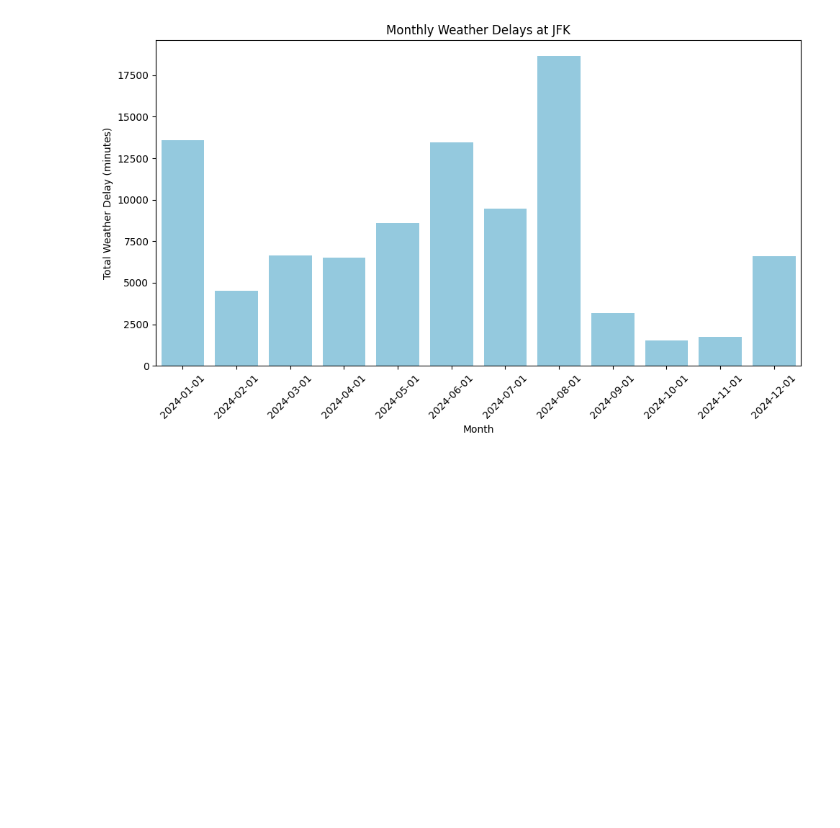
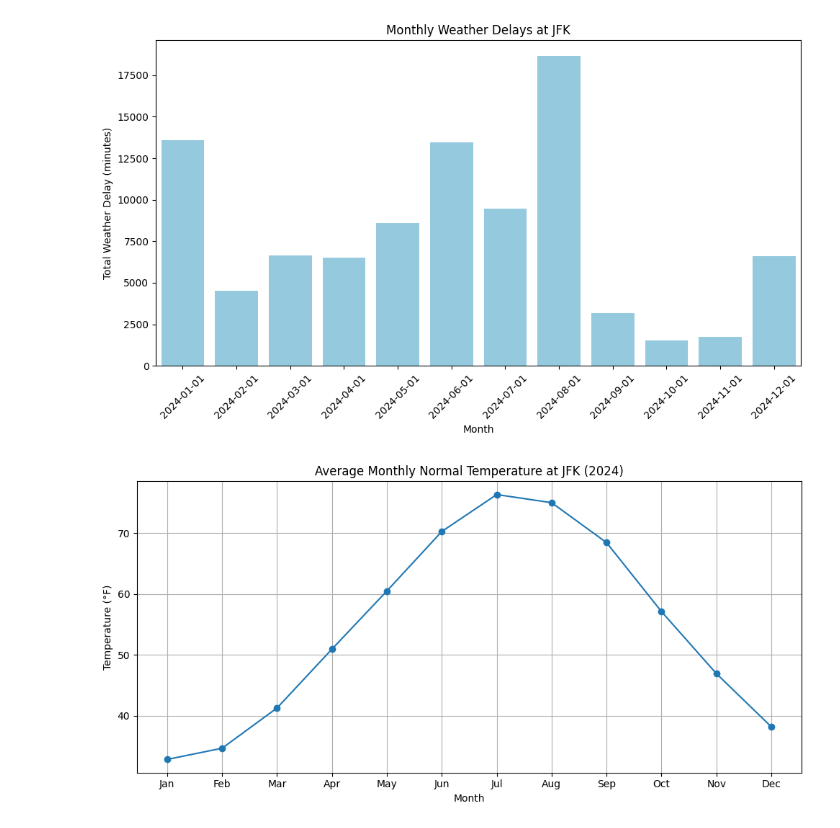
Before and after one commit to dkevin5542/CS506_Final_Project, a Jupyter notebook: code/eda.ipynb, the cells around one changed output. Cells and saved outputs as stored; diff of their text form; code cells hidden in the pictures; blank space fills up the shorter version.

Commit message:
added 2 more graphs for weather

```diff
--- a/code/eda.ipynb
+++ b/code/eda.ipynb
@@ -106,3 +107,47 @@ plt.show()
 10  2024     11         1758.0 2024-11-01
 11  2024     12         6590.0 2024-12-01
 [figure]
+# %%
+# average temperature across 12 csv files
+# month files mapping
+temp_folder = "../data/raw/raw data/JFKWeatherData"
+
+month_files = {
+    "jfkjan.csv": "Jan", "jfkfeb.csv": "Feb", "jfkmar.csv": "Mar", "jfkapr.csv": "Apr",
+    "jfkmay.csv": "May", "jfkjun.csv": "Jun", "jfkjul.csv": "Jul", "jfkaug.csv": "Aug",
+    "jfksep.csv": "Sep", "jfkoct.csv": "Oct", "jfknov.csv": "Nov", "jfkdec.csv": "Dec"
+}
+
+monthly_avg_temps = []
+month_labels = []
+
+for filename, month in month_files.items():
+    file_path = os.path.join(temp_folder, filename)
+
+    try:
+        # read the file with no header, skip first 5 rows of actual metadata
+        df = pd.read_csv(file_path, header=None, skiprows=5)
+
+        # column index 3 = "Normal Mean T"
+        mean_temps = pd.to_numeric(df.iloc[:, 3], errors="coerce")
+        monthly_avg = mean_temps.mean()
+
+        monthly_avg_temps.append(monthly_avg)
+        month_labels.append(month)
+
+    except Exception as e:
+        print(f"Error processing {filename}: {e}")
+        monthly_avg_temps.append(None)
+        month_labels.append(month)
+
+# plot the graph
+plt.figure(figsize=(10, 5))
+plt.plot(month_labels, monthly_avg_temps, marker='o')
+plt.title("Average Monthly Normal Temperature at JFK (2024)")
+plt.xlabel("Month")
+plt.ylabel("Temperature (°F)")
+plt.grid(True)
+plt.tight_layout()
+plt.show()
+# %% [output]
+[figure, added]
```
Also changed, not shown: parts of 2 cells of this notebook.
